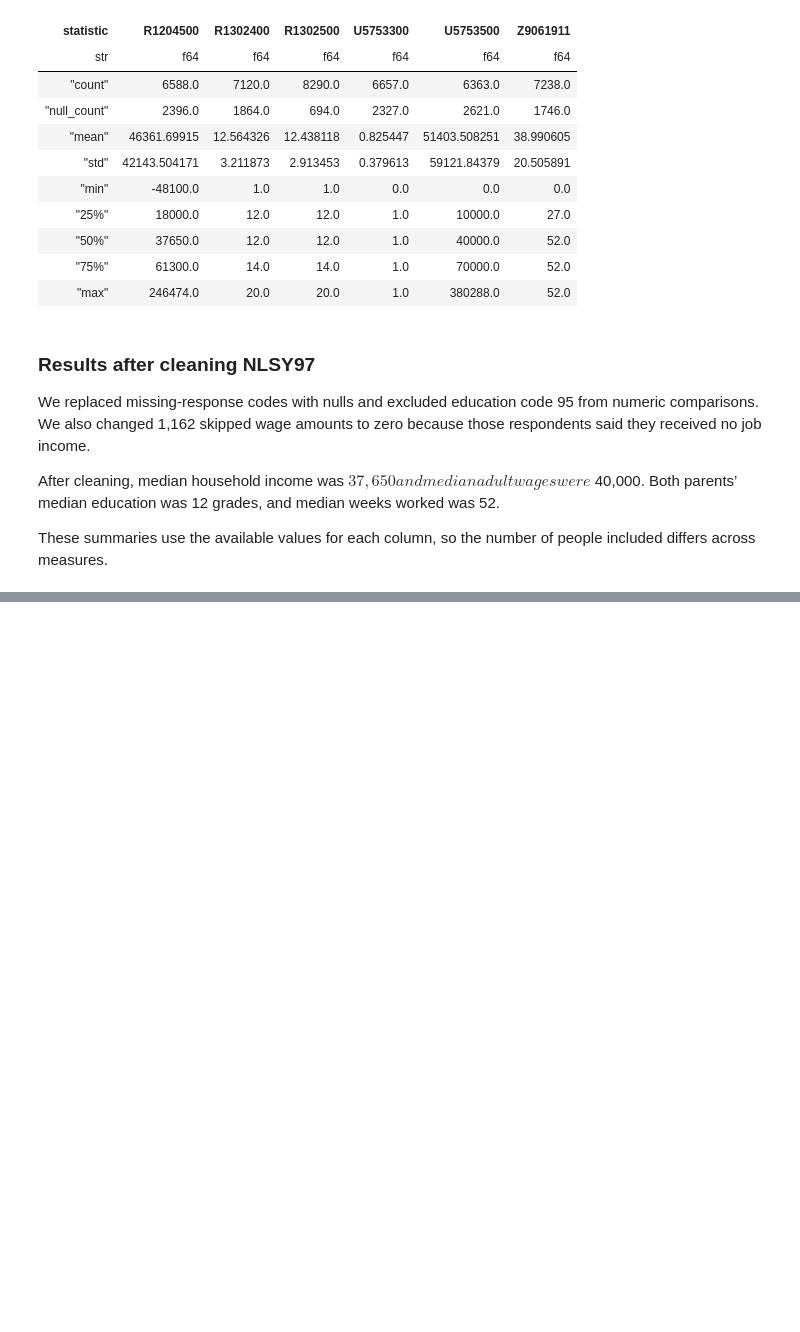
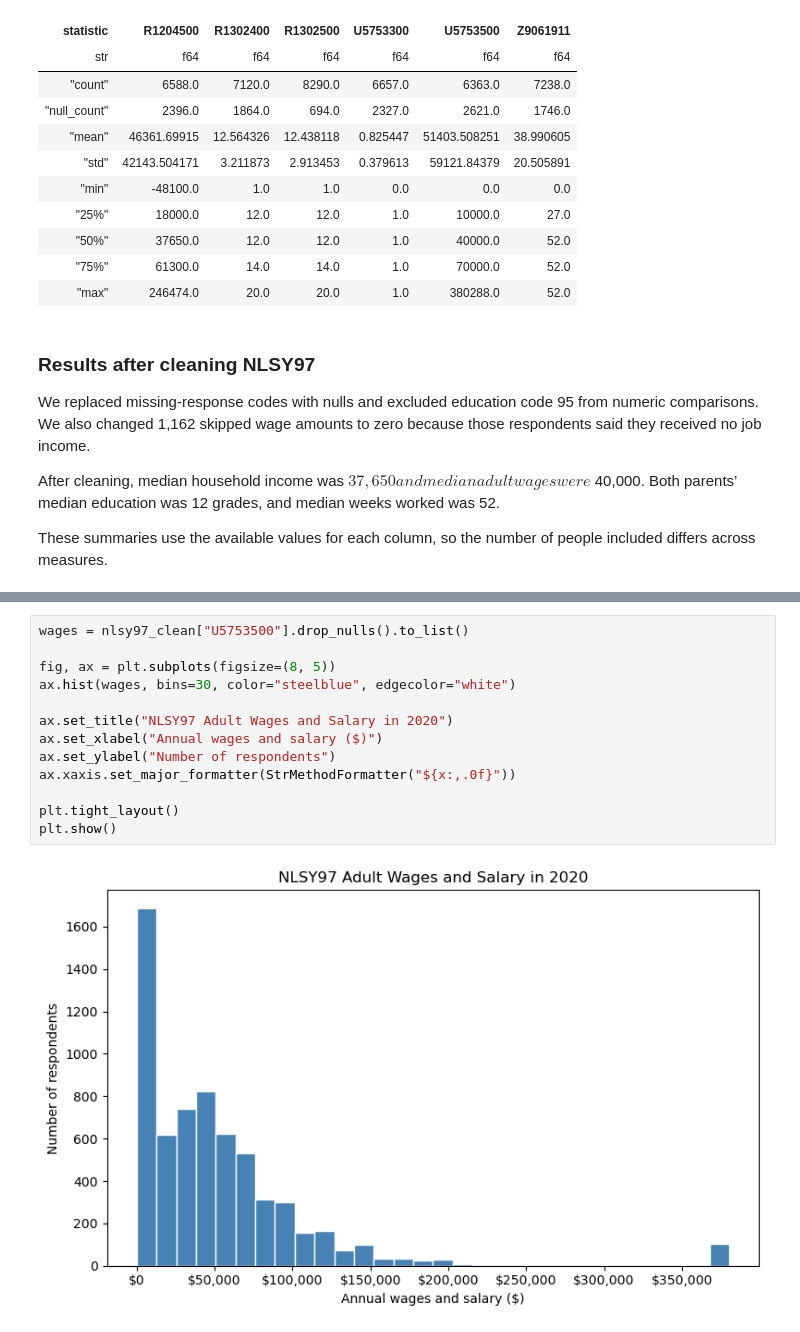
Before and after one commit to mishalsidd/cs418-family-background-outcomes, a Jupyter notebook: eda.ipynb, the cells around one changed output, grey strips where cells are left out. Cells and saved outputs as stored; diff of their text form; blank space fills up the shorter version.

```diff
--- a/eda.ipynb
+++ b/eda.ipynb
@@ -413,0 +562,15 @@ so the number of people included differs across measures.
+# %%
+wages = nlsy97_clean["U5753500"].drop_nulls().to_list()
+
+fig, ax = plt.subplots(figsize=(8, 5))
+ax.hist(wages, bins=30, color="steelblue", edgecolor="white")
+
+ax.set_title("NLSY97 Adult Wages and Salary in 2020")
+ax.set_xlabel("Annual wages and salary ($)")
+ax.set_ylabel("Number of respondents")
+ax.xaxis.set_major_formatter(StrMethodFormatter("${x:,.0f}"))
+
+plt.tight_layout()
+plt.show()
+# %% [output]
+[figure, added]
```
Also changed, not shown: parts of 78 cells of this notebook, 20 other files.
